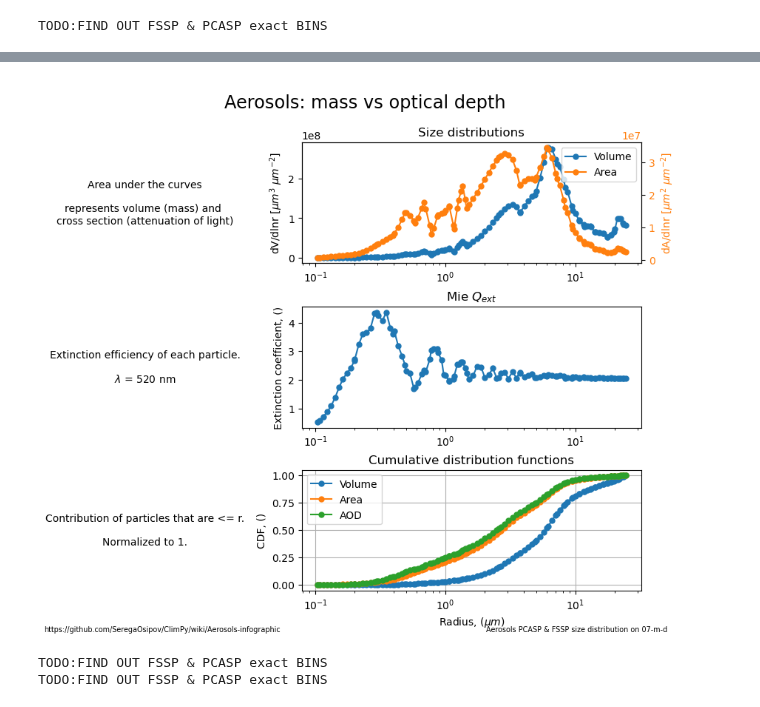
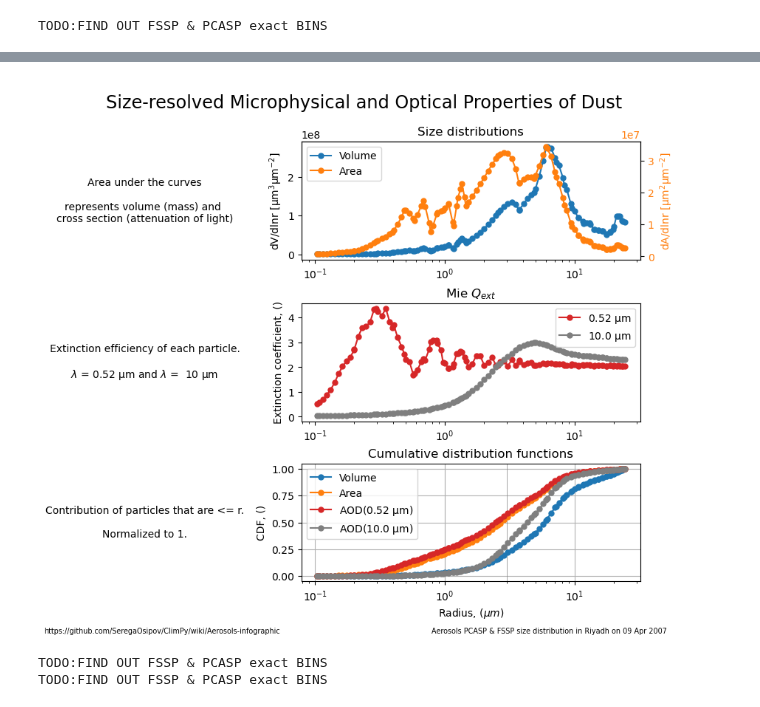
Before and after one commit to SeregaOsipov/ClimPy, a Jupyter notebook: examples/aerosols_infographic/coarse_dust_contribution_to_radiative_forcing.ipynb, the cells around one changed output, grey strips where cells are left out. Drawn from its saved outputs; the diff is of its cells as text; code cells hidden in the pictures.

Commit message:
Finalized few more dust diagnostics for the manuscript

```diff
--- a/examples/aerosols_infographic/coarse_dust_contribution_to_radiative_forcing.ipynb
+++ b/examples/aerosols_infographic/coarse_dust_contribution_to_radiative_forcing.ipynb
@@ -54,4 +45,5 @@ Text(0, 0.5, 'dN/dlogDp, ($\\mathrm{cm^{-2}}$)')
 # %%
 # get dust RI for Saudi
 ri_vo = get_dust_ri()
-wl_index = 0  # wls are 0.52,  0.95, 10.
+wl_index_sw = 0  # wls are 0.52,  0.95, 10.
+wl_index_lw = 2
@@ -58,22 +75,4 @@ wl_index = 0  # wls are 0.52,  0.95, 10.
 # %%
-# Compute Mie extinction coefficients
-mie_vo = mie.get_mie_efficiencies(ri_vo['ri'], r_data, ri_vo['wl'])
-
-cross_section_area_transform = 3/4 * r_data**-1
-od = np.trapz(mie_vo['qext'] * dVdlogD * cross_section_area_transform, np.log(r_data), axis=1)
-
-# compute the CDFs for volume/mass and AOD
-volume_cdf = get_cdf(dVdlogD, np.log(r_data))
-area_cdf = get_cdf(dVdlogD * cross_section_area_transform, np.log(r_data))
-aod_cdf = get_cdf(mie_vo['qext'][wl_index] * dVdlogD * cross_section_area_transform, np.log(r_data))
-
-# radius setup
-x_coord = r_data
-x_coord_label = 'Radius'
-# diameter setup
-# x_coord = 2*r_data
-# x_coord_label = 'Diameter'
-
 # DO THE PLOTTING
 fig = plt.figure(constrained_layout=True, figsize=(JGR_page_width_inches() * 1.15, JGR_page_width_inches()))
 # fig = plt.figure(figsize=(get_JGR_full_page_width_inches()*1., get_JGR_full_page_width_inches()))
@@ -81,19 +80,17 @@ gs = fig.add_gridspec(ncols=2, nrows=4, width_ratios=[1, 3], height_ratios=[3, 1
 
 # HEADER
 ax_text = fig.add_subplot(gs[0, :])
-ax_text.annotate(r'Aerosols: mass vs optical depth', (0.5, 0.5),
-                 fontsize='xx-large',
-                 xycoords='axes fraction', va='center', ha='center')
+ax_text.annotate(r'Size-resolved Microphysical and Optical Properties of Dust', (0.5, 0.5),
+                 fontsize='xx-large', xycoords='axes fraction', va='center', ha='center')
 ax_text.axis('off')
 
 ax_text = fig.add_subplot(gs[1, 0])
 ax_text.annotate('Area under the curves\n\nrepresents volume (mass) and \ncross section (attenuation of light)',
-                 (0.5, 0.5),
-                 xycoords='axes fraction', va='center', ha='center')
+                 (0.5, 0.5), xycoords='axes fraction', va='center', ha='center')
 ax_text.axis('off')
 
 ax_text = fig.add_subplot(gs[2, 0])
-ax_text.annotate('Extinction efficiency of each particle.\n\n$\lambda$ = {:3.0f} nm'.format(ri_vo['wl'][wl_index]*10**3), (0.5, 0.5),
+ax_text.annotate('Extinction efficiency of each particle.\n\n$\lambda$ = {:3.2f} $\mathrm{{\mu m}}$ and $\lambda$ = {:3.0f} $\mathrm{{\mu m}}$'.format(ri_vo['wl'][wl_index_sw], ri_vo['wl'][wl_index_lw]), (0.5, 0.5),
                  xycoords='axes fraction', va='center', ha='center')
 ax_text.axis('off')
 
@@ -108,7 +105,7 @@ plt.sca(ax)
 plt.plot(x_coord, dVdlogD, '-o', markersize=5, label='Volume')
 plt.xscale('log')
 # plt.xlabel('{}, ($\mu m$)'.format(x_coord_label))
-plt.ylabel('dV/dlnr [$\mu m^3$ $\mu m^{-2}$]')
+plt.ylabel('dV/dlnr [$\mathrm{\mu m^3 \mu m^{-2}}$]')
 plt.title('Size distributions')
 # plt.legend(loc='upper left')
 
@@ -118,12 +115,12 @@ plt.sca(ax2)
 plt.xscale('log')
 plt.tick_params(axis='y', labelcolor=color)
 plt.plot(x_coord, dVdlogD*3/4*r_data**-1, '-o', markersize=5, color=color, label='Area')
-plt.ylabel('dA/dlnr [$\mu m^2$ $\mu m^{-2}$]', color=color)
+plt.ylabel('dA/dlnr [$\mathrm{\mu m^2 \mu m^{-2}}$]', color=color)
 # plt.legend(loc='upper right')
 
 h1, l1 = ax.get_legend_handles_labels()
 h2, l2 = ax2.get_legend_handles_labels()
-ax2.legend(h1+h2, l1+l2, loc='upper right')
+ax2.legend(h1+h2, l1+l2, loc='upper left')
 
 # ax = fig.add_subplot(gs[2, 1])
 # plt.sca(ax)
@@ -136,41 +133,47 @@ ax2.legend(h1+h2, l1+l2, loc='upper right')
 # ax2.tick_params(axis='y', labelcolor=color)
 # plt.plot(ri_vo['wl'], np.imag(ri_vo['data']), '-o', color=color)
 # plt.ylabel('Im(refractive index)', color=color)
 # plt.title('Refractive index')
 
 ax = fig.add_subplot(gs[2, 1])
 plt.sca(ax)
-plt.plot(x_coord, mie_vo['qext'][wl_index], '-o', markersize=5)  # x_coord is sample the same as 2*mie_vo['r_data']
+plt.plot(x_coord, mie_vo['qext'][wl_index_sw], '-o', color='tab:red', markersize=5, label='{} $\mathrm{{\mu m}}$'.format(ri_vo['wl'][wl_index_sw]))  # x_coord is sample the same as 2*mie_vo['r_data']
+plt.plot(x_coord, mie_vo['qext'][wl_index_lw], '-o', color='tab:gray', markersize=5, label='{} $\mathrm{{\mu m}}$'.format(ri_vo['wl'][wl_index_lw]))  # x_coord is sample the same as 2*mie_vo['r_data']
+plt.legend()
 plt.xscale('log')
 # plt.xlabel('{}, ($\mu m$)'.format(x_coord_label))
 plt.ylabel('Extinction coefficient, ()')
 plt.title('Mie $Q_{ext}$')
 
 ax = fig.add_subplot(gs[3, 1])
 plt.sca(ax)
 plt.grid()
+plt.axvline(x=x_coord_vline, color='tab:gray', linewidth=0.5)
 plt.plot(x_coord, volume_cdf/volume_cdf[-1], '-o', markersize=5, label='Volume')
 plt.plot(x_coord, area_cdf/area_cdf[-1], '-o', markersize=5, label='Area')
-plt.plot(x_coord, aod_cdf/aod_cdf[-1], '-o', markersize=5, label='AOD')
+plt.plot(x_coord, aod_cdf_sw/aod_cdf_sw[-1], '-o', color='tab:red', markersize=5, label='AOD({} $\mathrm{{\mu m}}$)'.format(ri_vo['wl'][wl_index_sw]))
+plt.plot(x_coord, aod_cdf_lw/aod_cdf_lw[-1], '-o', color='tab:gray', markersize=5, label='AOD({} $\mathrm{{\mu m}}$)'.format(ri_vo['wl'][wl_index_lw]))
 plt.xscale('log')
 plt.xlabel('{}, ($\mu m$)'.format(x_coord_label))
 plt.ylabel('CDF, ()')
 plt.title('Cumulative distribution functions')  #  \n normalized to 1
 plt.legend()
 
+
 # text at the bottom
-panel_annotation_lr = 'Aerosols PCASP & FSSP size distribution on {}'.format(date.strftime('%y-m-d'))
-plt.annotate(panel_annotation_lr, (0.99, 0.015), fontsize='x-small', xycoords='figure fraction', va='center', ha='right')
+panel_annotation_lr = 'Aerosols PCASP & FSSP size distribution in Riyadh on {}'.format(date.strftime('%d %b %Y'))
+an = plt.annotate(panel_annotation_lr, (0.99, 0.0135), fontsize='x-small', xycoords='figure fraction', va='center', ha='right')
+an.set_in_layout(True)
 url = 'https://github.com/SeregaOsipov/ClimPy/wiki/Aerosols-infographic'
 # have to create new axis because of the bug in constrained_layout
-ax_b = plt.axes((0.01, 0.015, 0.5, 0.05), facecolor='w')
-ax_b.annotate('{}'.format(url), (0.01, 0.015), fontsize='x-small', xycoords='figure fraction', va='center', ha='left')
+ax_b = plt.axes((0.01, 0.015, 0.5, 0.075), facecolor='w')
+plt.annotate('{}'.format(url), (0.01, 0.0135), fontsize='x-small', xycoords='figure fraction', va='center', ha='left')
 ax_b.axis('off')
 # plt.tight_layout()
 
-save_figure(os.path.expanduser('~') + '/Pictures/DustRadiativeForcing/', 'Dust size distribution and optical properties, {}, wl={}'.format(x_coord_label, ri_vo['wl'][wl_index]))
-save_figure(os.path.expanduser('~') + '/Pictures/DustRadiativeForcing/', 'Dust size distribution and optical properties, {}, wl={}'.format(x_coord_label, ri_vo['wl'][wl_index]), file_ext='svg')
+save_figure(os.path.expanduser('~') + '/Pictures/DustRadiativeForcing/', 'Dust size distribution and optical properties, {}'.format(x_coord_label), dpi=300)
+save_figure(os.path.expanduser('~') + '/Pictures/DustRadiativeForcing/', 'Dust size distribution and optical properties, {}'.format(x_coord_label), file_ext='svg')
 # %% [output]
-[figure, old version]
+[figure, new version]
 # %%
 # Plot the original SD, cloud screened and not
```
Also changed, not shown: parts of 3 cells of this notebook.
